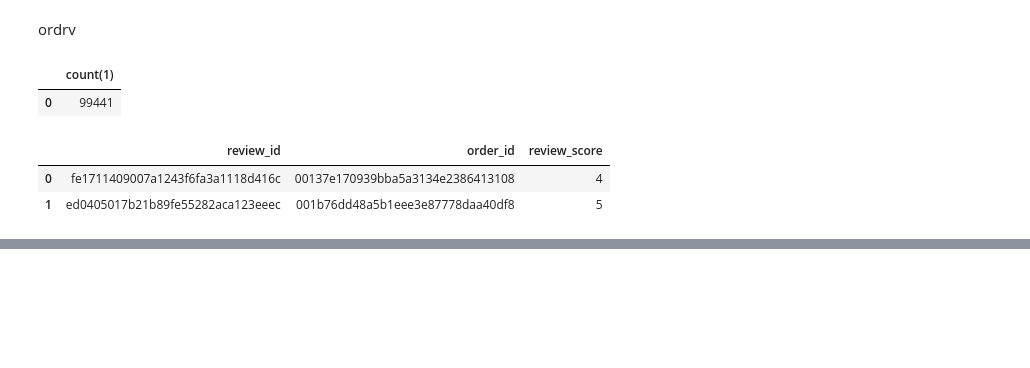
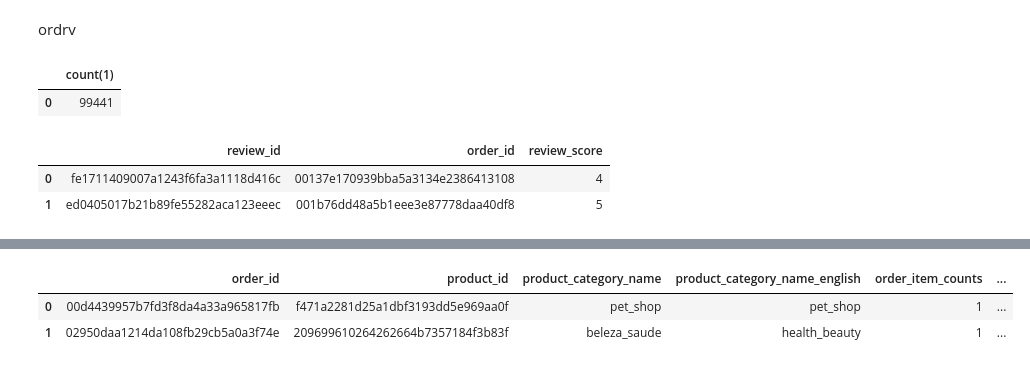
Before and after one commit to NainaAgrawal/ecommerce_sales_analysis, a Jupyter notebook: ecommerceanalysis.ipynb, the cells around one changed output, grey strips where cells are left out. Drawn from its saved outputs; the diff is of its cells as text; code cells hidden in the pictures; blank space fills up the shorter version.

```diff
--- a/ecommerceanalysis.ipynb
+++ b/ecommerceanalysis.ipynb
@@ -294,0 +376,6 @@ hc.sql('''select * from ordrv1 limit 2''').toPandas()
+# %%
+hc.sql('''select * from ecommerce limit 2''').toPandas()
+# %% [output]
+|  | order_id | product_id | product_category_name | product_category_name_english | order_item_counts | ... |
+| 0 | 00d4439957b7fd3f8da4a33a965817fb | f471a2281d25a1dbf3193dd5e969aa0f | pet_shop | pet_shop | 1 | ... |
+| 1 | 02950daa1214da108fb29cb5a0a3f74e | 209699610264262664b7357184f3b83f | beleza_saude | health_beauty | 1 | ... |
```
Also changed, not shown: parts of 9 cells of this notebook.
